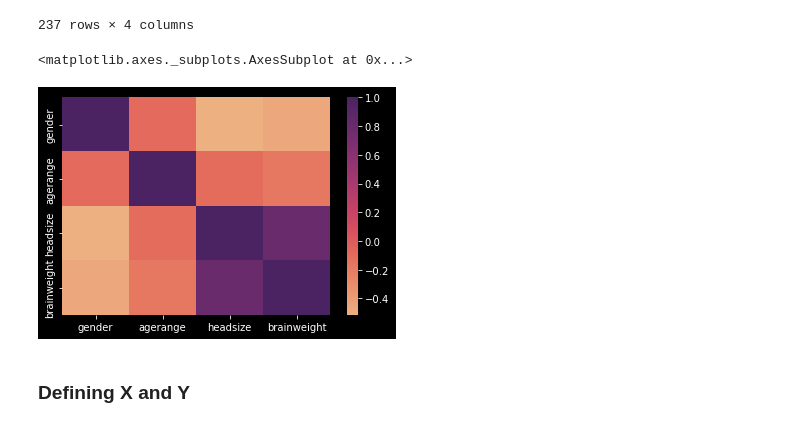
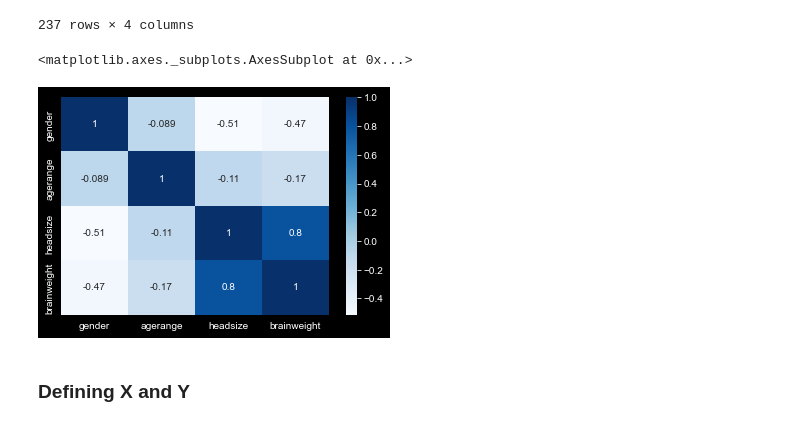
Before and after one commit to medmorales/Data-Exploration, a Jupyter notebook: Linear Regression/BrainWeightRegression.ipynb, the cells around one changed output. Saved outputs shown, nothing was run; the diff lists cells and outputs as text; code cells hidden in the pictures.

```diff
--- a/Linear Regression/BrainWeightRegression.ipynb
+++ b/Linear Regression/BrainWeightRegression.ipynb
@@ -110,6 +110,9 @@ brain_copy
 | 235 | female | less_than_18 | 3352 | 1170 |
 | 236 | female | less_than_18 | 3391 | 1120 |
 237 rows × 4 columns
+# %%
+sns.set_palette("GnBu_d")
+#sns.set_style('whitegrid')
 # %%
 # Age Range and Brain Weight by Gender
 plt.figure(figsize=(11,6))
@@ -171,10 +174,10 @@ brain_df
 | 236 | 2 | 2 | 3391 | 1120 |
 237 rows × 4 columns
 # %%
-sns.heatmap(brain_df.corr(), cmap = 'flare')
+sns.heatmap(brain_df.corr(), cmap = 'Blues', annot=True)
 # %% [output]
 <matplotlib.axes._subplots.AxesSubplot at 0x...>
-[figure, old version]
+[figure, new version]
 # %% [markdown]
 ### Defining X and Y
 # %% [markdown]
```
Also changed, not shown: parts of 18 cells of this notebook.
